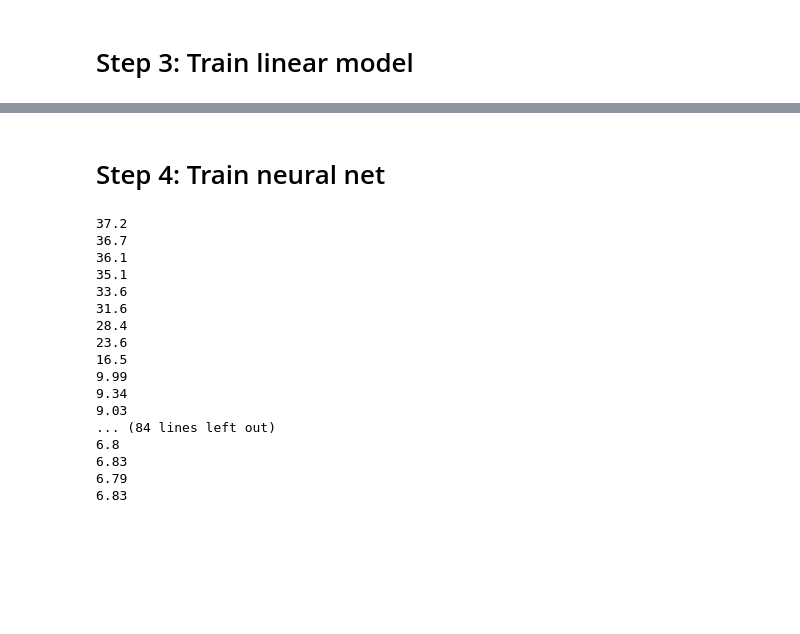
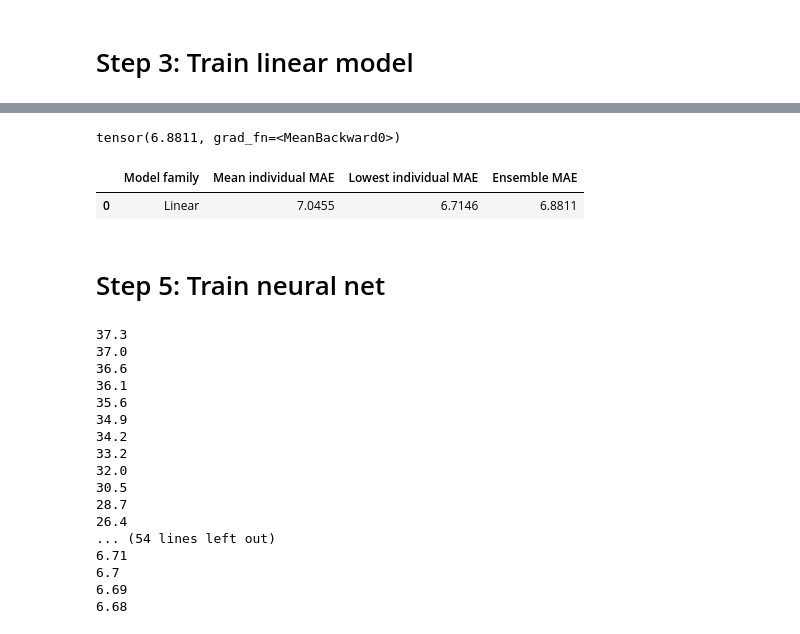
Before and after one commit to nswekosk/deep-learning-practice, a Jupyter notebook: tabular/real-estate-valuator-predictor.ipynb, the cells around one changed output, grey strips where cells are left out. Cells and saved outputs as stored; diff of their text form; code cells hidden in the pictures; blank space fills up the shorter version.

```diff
--- a/tabular/real-estate-valuator-predictor.ipynb
+++ b/tabular/real-estate-valuator-predictor.ipynb
@@ -212,0 +215,7 @@ val_indep.iloc[test_item], val_dep.iloc[test_item],pred
+# %%
+def ensemble():
+    coeffs = train_model(epochs=30,lr=7)
+    ivs, _ = preprocess_independent_variables(val_indep, scaler=scaler)
+    return calc_preds(coeffs, tensor(ivs))
+# %%
+learns = [ensemble() for _ in range(100)]
@@ -213,5 +240,33 @@ val_indep.iloc[test_item], val_dep.iloc[test_item],pred
+# %%
+ens_preds = torch.stack(learns).mean(0)
+# %%
+lin_ens_loss = torch.abs(ens_preds-tensor(val_dep)).mean()
+lin_ens_loss
+# %% [output]
+tensor(6.8811, grad_fn=<MeanBackward0>)
+# %%
+# Calculate MAE separately for each existing linear-model prediction.
+with torch.no_grad():
+    val_targets = tensor(val_dep)
+    lin_member_maes = torch.stack([
+        torch.abs(preds - val_targets).mean()
+        for preds in learns
+    ])
+
+# Save the summary before "learns" is reused for neural networks.
+lin_ensemble_summary = {
+    "Model family": "Linear",
+    "Mean individual MAE": lin_member_maes.mean().item(),
+    "Lowest individual MAE": lin_member_maes.min().item(),
+    "Ensemble MAE": lin_ens_loss.item(),
+}
+
+pd.DataFrame([lin_ensemble_summary]).round(4)
+# %% [output]
+|  | Model family | Mean individual MAE | Lowest individual MAE | Ensemble MAE |
+| 0 | Linear | 7.0455 | 6.7146 | 6.8811 |
 # %% [markdown]
-# Step 4: Train neural net
+# Step 5: Train neural net
 # %%
 def init_coeffs(n_hidden = 10):
     layer1 = (torch.rand(n_columns, n_hidden)-0.5).requires_grad_()
@@ -231,25 +286,25 @@ def update_coeffs(coeffs, lr):
         c.sub_(c.grad * lr)
         c.grad.zero_()
 # %%
-coeffs = train_model(epochs=100,lr=.2)
+coeffs = train_model(epochs=70,lr=1e-1)
 # %% [output]
-37.2
-36.7
+37.3
+37.0
+36.6
 36.1
-35.1
-33.6
-31.6
-28.4
-23.6
-16.5
-9.99
-9.34
-9.03
-... (84 lines left out)
-6.8
-6.83
-6.79
-6.83
+35.6
+34.9
+34.2
+33.2
+32.0
+30.5
+28.7
+26.4
+... (54 lines left out)
+6.71
+6.7
+6.69
+6.68
 # %%
 def measure_loss(coeffs):
     ivs, _ = preprocess_independent_variables(val_indep, scaler=scaler)
```
Also changed, not shown: parts of 20 cells of this notebook.
